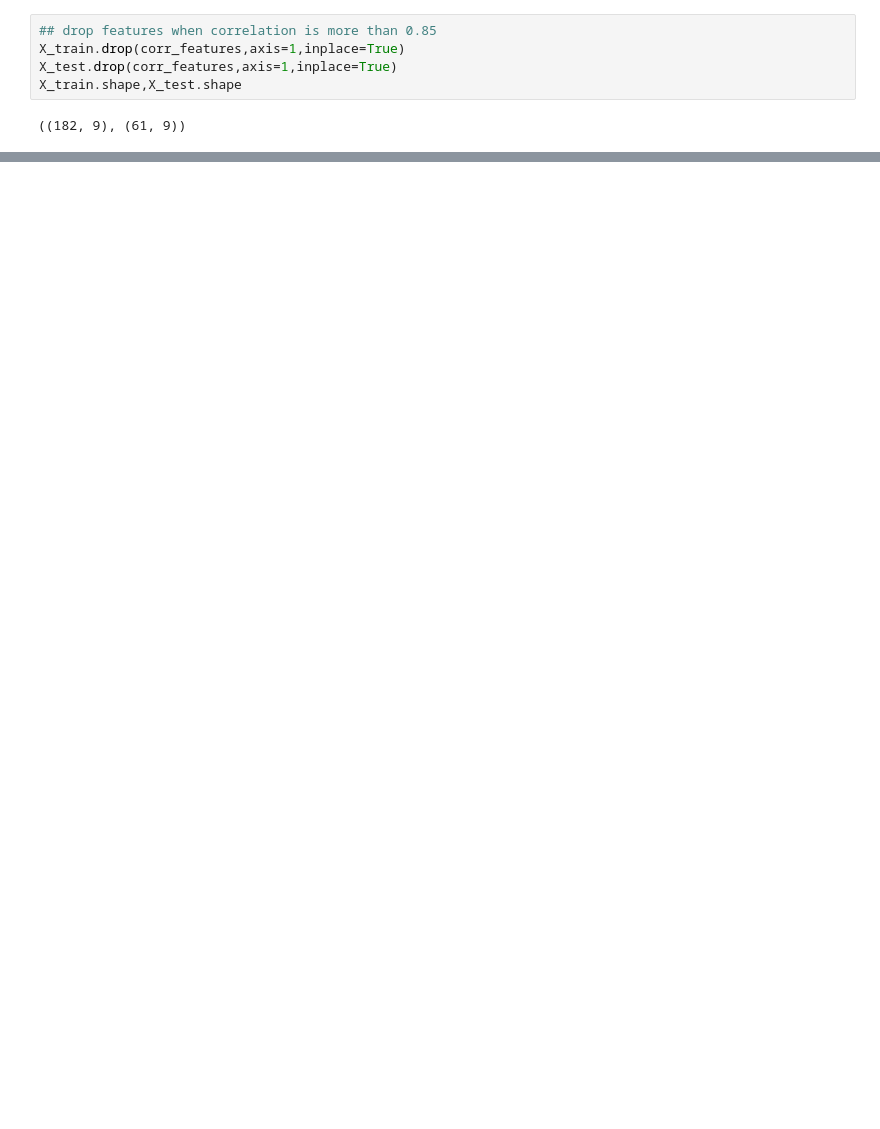
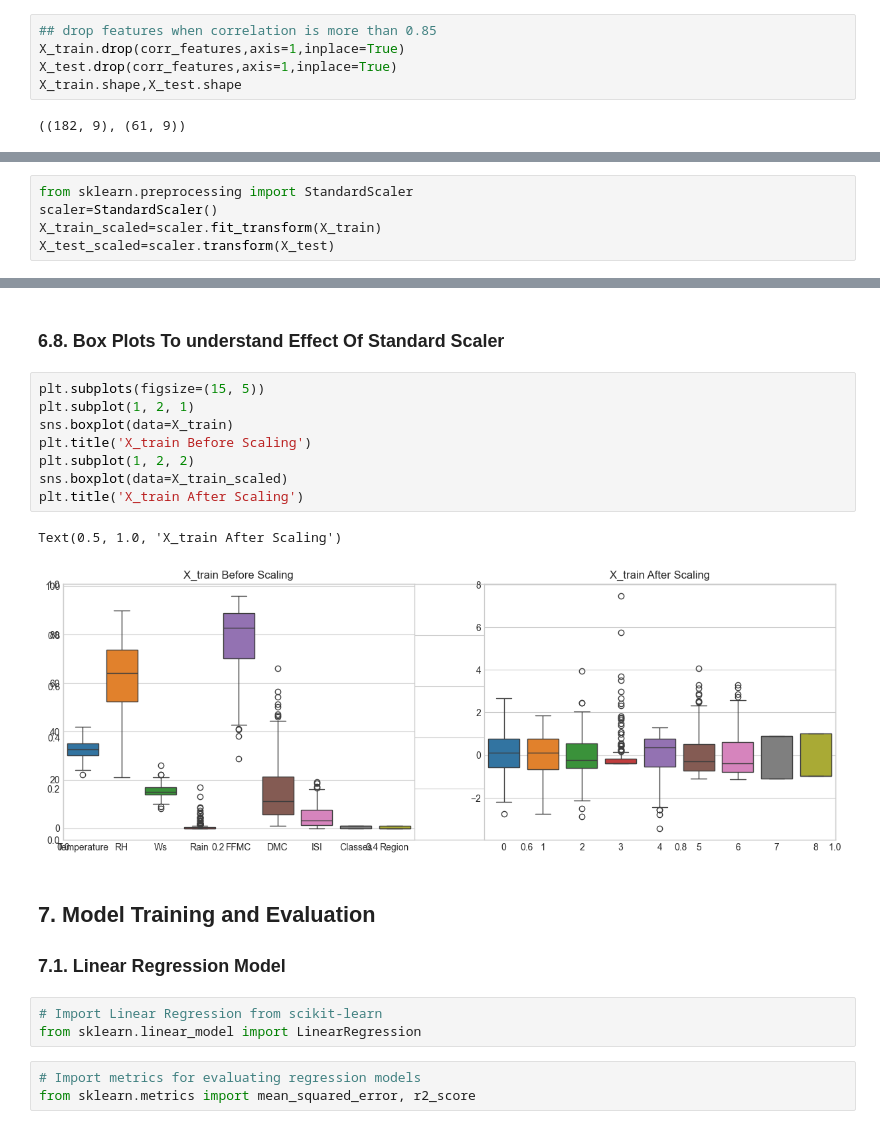
Before and after one commit to Tamim2276/Machine-Learning, a Jupyter notebook: Ridge,Lasso And ElasticNet/RidgeLassoAndElasticNet.ipynb, the cells around one changed output, grey strips where cells are left out. Cells and saved outputs as stored; diff of their text form; blank space fills up the shorter version.

```diff
--- a/Ridge,Lasso And ElasticNet/RidgeLassoAndElasticNet.ipynb
+++ b/Ridge,Lasso And ElasticNet/RidgeLassoAndElasticNet.ipynb
@@ -859,0 +858,5 @@ X_train.shape,X_test.shape
+# %%
+from sklearn.preprocessing import StandardScaler
+scaler=StandardScaler()
+X_train_scaled=scaler.fit_transform(X_train)
+X_test_scaled=scaler.transform(X_test)
@@ -859,0 +879,24 @@ X_train.shape,X_test.shape
+# %% [markdown]
+### 6.8. Box Plots To understand Effect Of Standard Scaler
+# %%
+plt.subplots(figsize=(15, 5))
+plt.subplot(1, 2, 1)
+sns.boxplot(data=X_train)
+plt.title('X_train Before Scaling')
+plt.subplot(1, 2, 2)
+sns.boxplot(data=X_train_scaled)
+plt.title('X_train After Scaling')
+# %% [output]
+Text(0.5, 1.0, 'X_train After Scaling')
+[figure, added]
+# %% [markdown]
+<a id="linear-regression-model"></a>
+## 7. Model Training and Evaluation
+
+### 7.1. Linear Regression Model
+# %%
+# Import Linear Regression from scikit-learn
+from sklearn.linear_model import LinearRegression
+# %%
+# Import metrics for evaluating regression models
+from sklearn.metrics import mean_squared_error, r2_score
```
Also changed, not shown: parts of 49 cells of this notebook.
